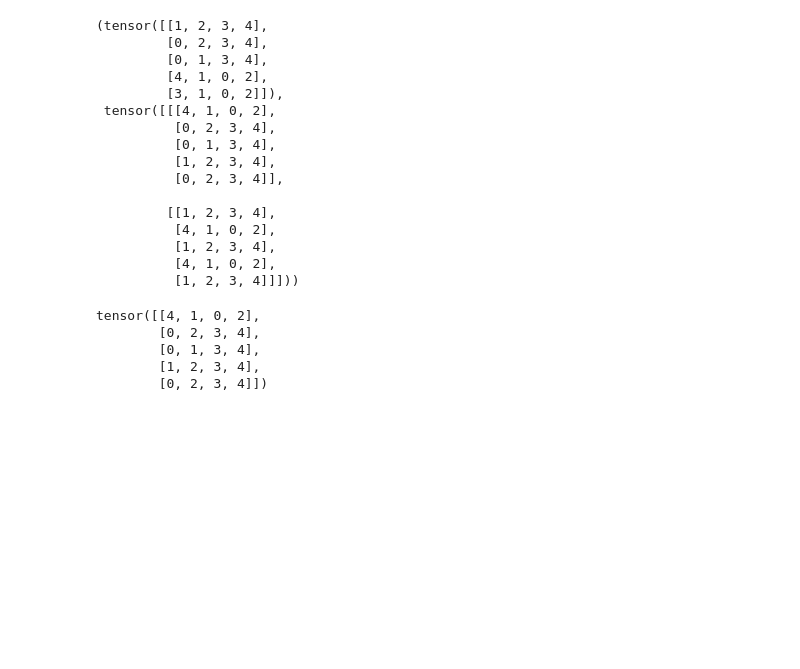
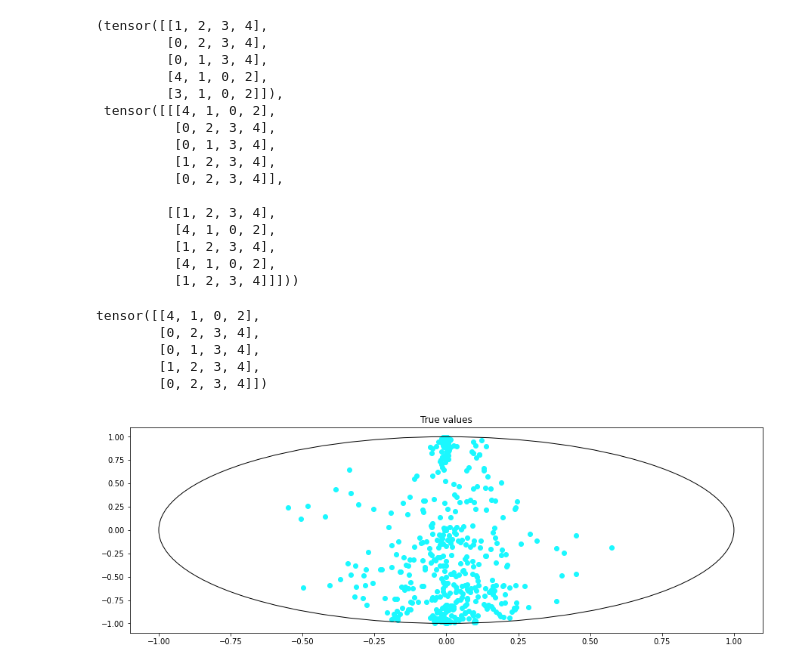
Before and after one commit to GiorgioCerro/hyparticle-net, a Jupyter notebook: playing_with_gnn.ipynb, the cells around one changed output. Cells and saved outputs as stored; diff of their text form; code cells hidden in the pictures; blank space fills up the shorter version.

```diff
--- a/playing_with_gnn.ipynb
+++ b/playing_with_gnn.ipynb
@@ -642,3 +631,20 @@ tensor([[4, 1, 0, 2],
         [0, 1, 3, 4],
         [1, 2, 3, 4],
         [0, 2, 3, 4]])
+# %%
+checking = ParticleDataset('data/test','background')
+data = checking.__getitem__(1)
+x = manifold.lorentz_to_poincare(data.x)
+
+fig,ax = plt.subplots(figsize=(15,5))
+ax.scatter(x[:,0],x[:,1],alpha=1,color='#1AF8FF')
+ax.set_title('True values')
+
+
+disk = Circle((0,0),1,color='black',fill=False)
+
+ax.add_patch(disk)
+
+plt.show()
+# %% [output]
+[figure, added]
```
Also changed, not shown: parts of 5 cells of this notebook, 11 other files.
